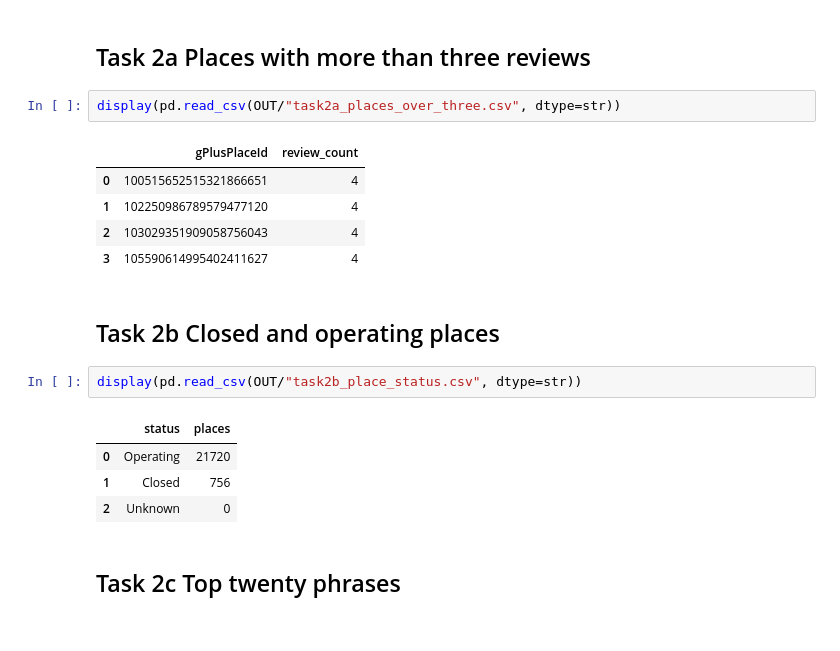
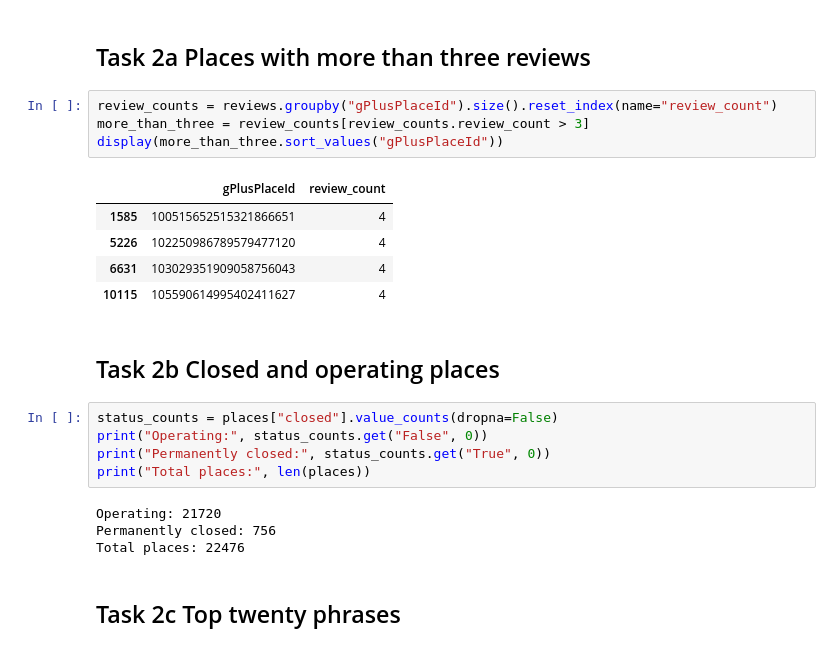
Before and after one commit to kondwaniphiri/google_data_analysis_assignment, a Jupyter notebook: google_local_analysis.ipynb, the cells around one changed output. Drawn from its saved outputs; the diff is of its cells as text.

```diff
--- a/google_local_analysis.ipynb
+++ b/google_local_analysis.ipynb
@@ -67,21 +102,25 @@ display(pd.read_csv(OUT/"spelling_changes.csv").head(15))
 # %% [markdown]
 ## Task 2a Places with more than three reviews
-# %%
-display(pd.read_csv(OUT/"task2a_places_over_three.csv", dtype=str))
-# %% [output]
-|  | gPlusPlaceId | review_count |
-| 0 | 100515652515321866651 | 4 |
-| 1 | 102250986789579477120 | 4 |
-| 2 | 103029351909058756043 | 4 |
-| 3 | 105590614995402411627 | 4 |
+# %%
+review_counts = reviews.groupby("gPlusPlaceId").size().reset_index(name="review_count")
+more_than_three = review_counts[review_counts.review_count > 3]
+display(more_than_three.sort_values("gPlusPlaceId"))
+# %% [output]
+|  | gPlusPlaceId | review_count |
+| 1585 | 100515652515321866651 | 4 |
+| 5226 | 102250986789579477120 | 4 |
+| 6631 | 103029351909058756043 | 4 |
+| 10115 | 105590614995402411627 | 4 |
 # %% [markdown]
 ## Task 2b Closed and operating places
-# %%
-display(pd.read_csv(OUT/"task2b_place_status.csv", dtype=str))
-# %% [output]
-|  | status | places |
-| 0 | Operating | 21720 |
-| 1 | Closed | 756 |
-| 2 | Unknown | 0 |
+# %%
+status_counts = places["closed"].value_counts(dropna=False)
+print("Operating:", status_counts.get("False", 0))
+print("Permanently closed:", status_counts.get("True", 0))
+print("Total places:", len(places))
+# %% [output]
+Operating: 21720
+Permanently closed: 756
+Total places: 22476
 # %% [markdown]
 ## Task 2c Top twenty phrases
```
Also changed, not shown: parts of 14 cells of this notebook, 15 other files.
